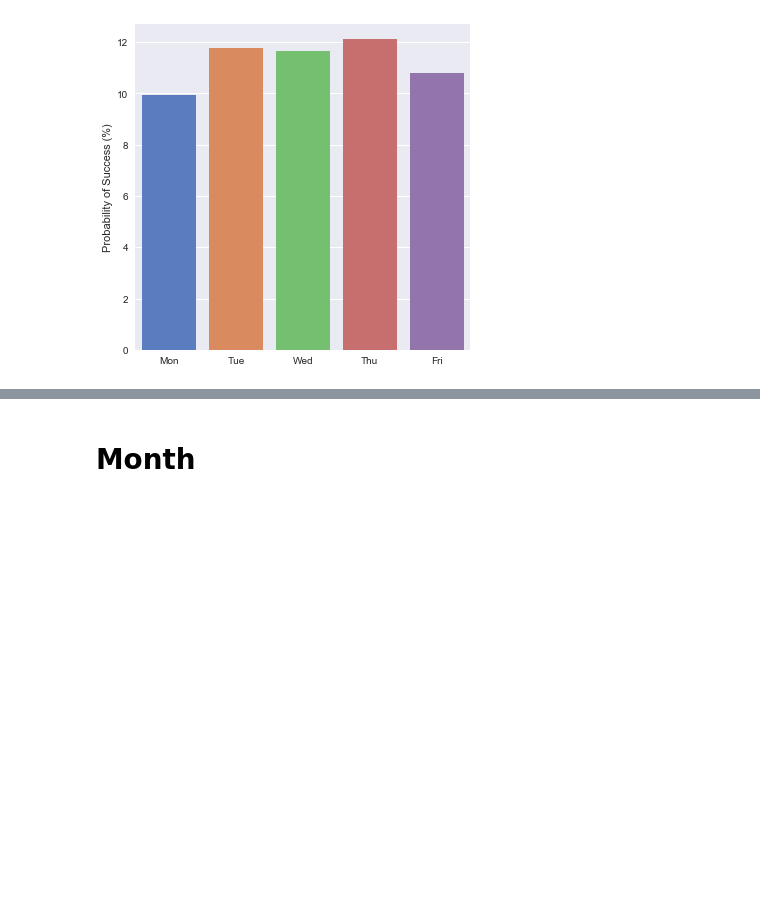
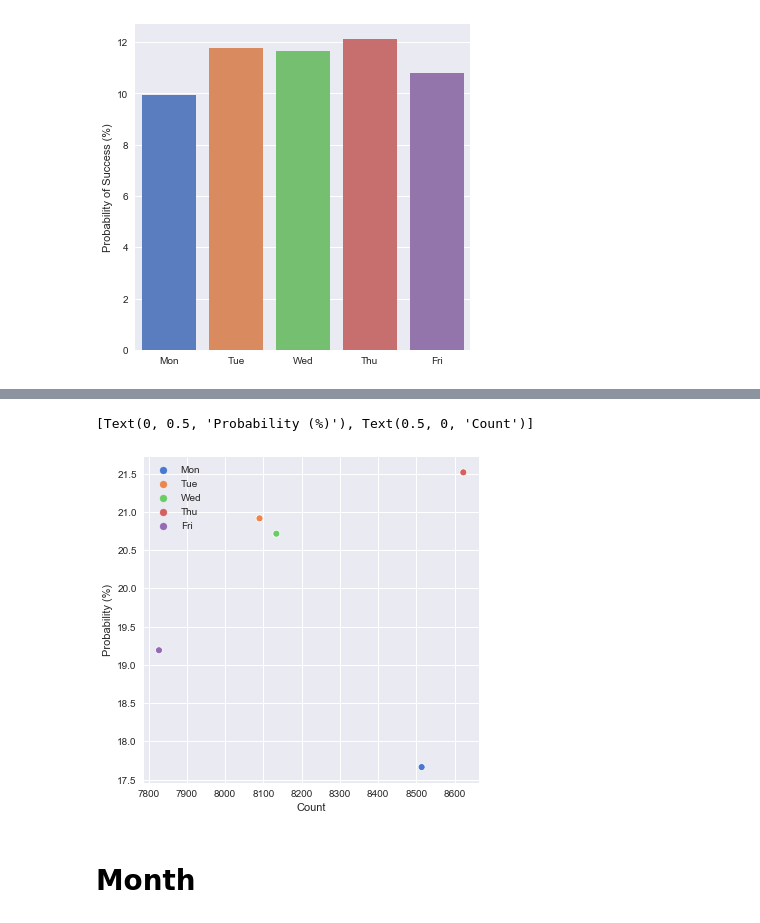
Before and after one commit to sepehrfrgh/ece143_direct_marketing, a Jupyter notebook: time_analysis.ipynb, the cells around one changed output, grey strips where cells are left out. Cells and saved outputs as stored; diff of their text form; code cells hidden in the pictures; blank space fills up the shorter version.

```diff
--- a/time_analysis.ipynb
+++ b/time_analysis.ipynb
@@ -55,3 +63,15 @@ ax.set(ylabel='Counts')
+# %%
+f, ax = plt.subplots(figsize=(6, 6))
+sns.scatterplot(x=day_of_week_count['y'],
+                y=day_of_week_probabilities['y'] * 100,
+                palette='muted',
+                hue=ta.number_to_day_of_week(day_of_week_count['day_of_week']))
+ax.set(ylabel='Probability (%)',
+       xlabel='Count')
+# ax.set_xscale('log')
+# %% [output]
+[Text(0, 0.5, 'Probability (%)'), Text(0.5, 0, 'Count')]
+[figure, added]
 # %% [markdown]
 # Month
 # %%
```
Also changed, not shown: parts of 4 cells of this notebook.
